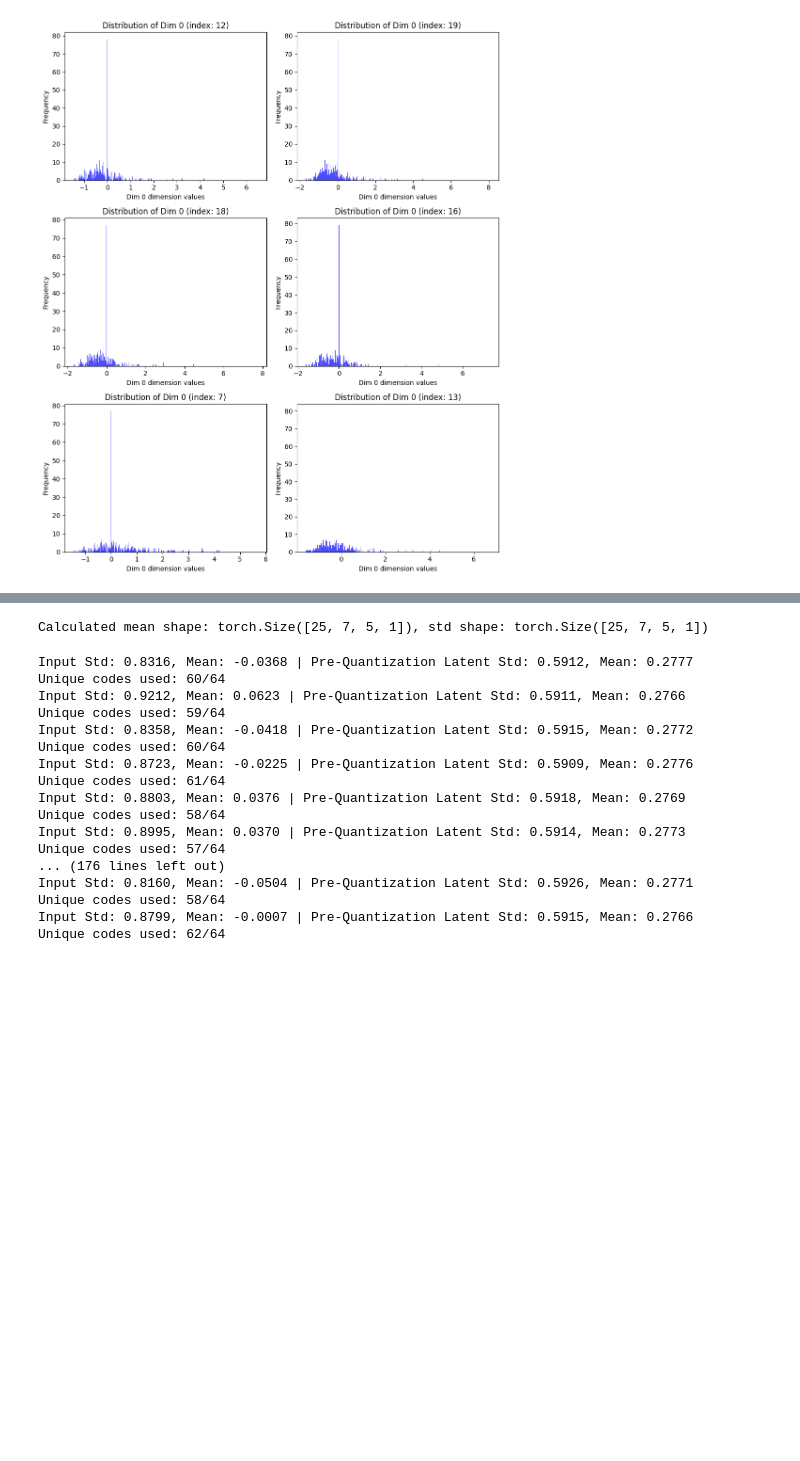
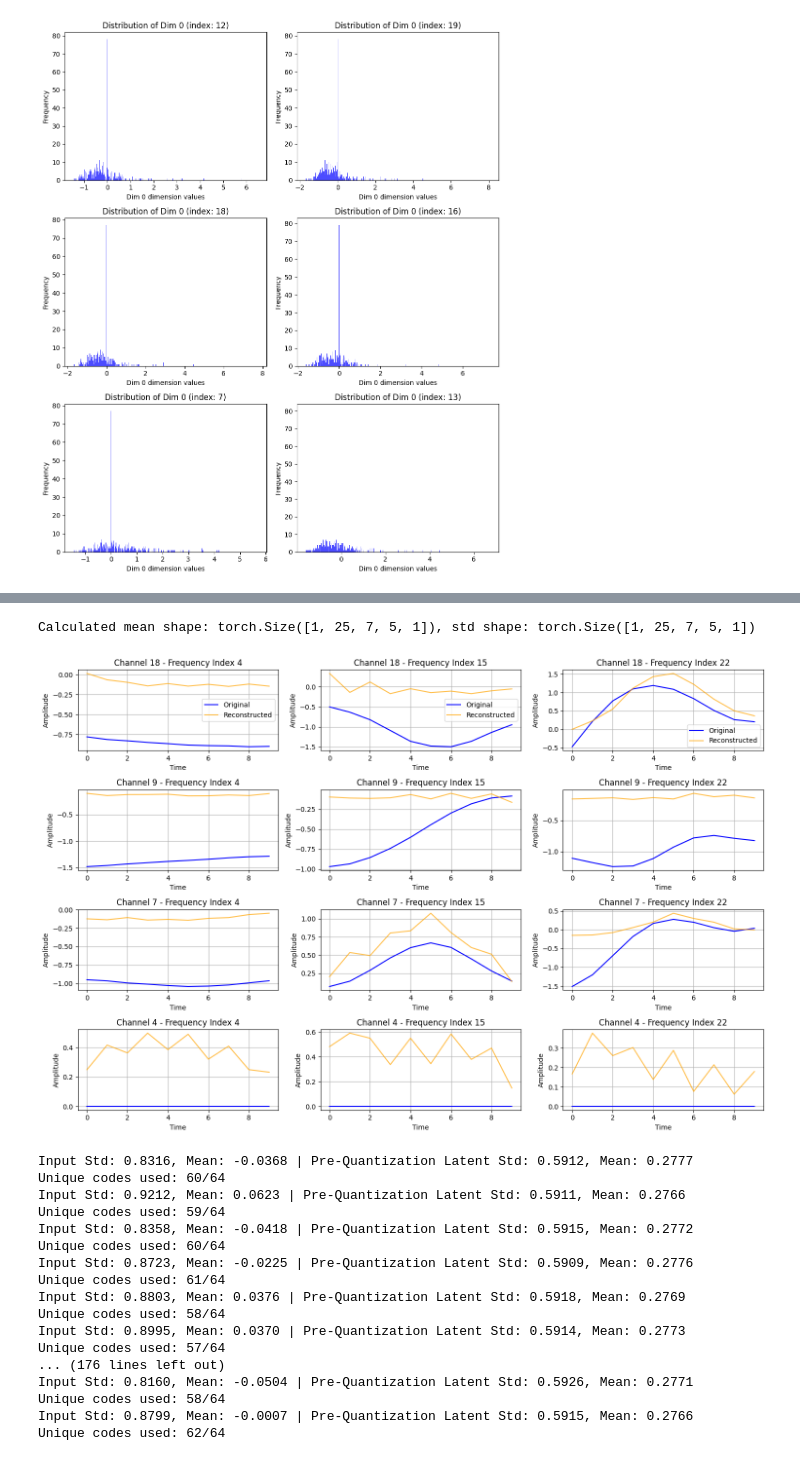
Before and after one commit to Lolleeee/MIEEG, a Jupyter notebook: kaggle_api.ipynb, the cells around one changed output, grey strips where cells are left out. Cells and saved outputs as stored; diff of their text form; code cells hidden in the pictures; blank space fills up the shorter version.

```diff
--- a/kaggle_api.ipynb
+++ b/kaggle_api.ipynb
@@ -140,14 +148,42 @@ import os
 
 from packages.data_objects.dataset import TorchDataset, CustomTestDataset
 
-dataset_path = "/kaggle/input/64nooverlap05"
+dataset_path = "/kaggle/input/0-5subset-datanooverlap"
 # Dummy training loop
 
-dataset = TorchDataset(root_folder=dataset_path)
+dataset = TorchDataset(root_folder=dataset_path, chunk_size=10)
 
-train_loader, val_loader, _ = get_data_loaders(dataset, sets_size={'train': 0.7, 'val': 0.3}, norm_axes=(0, 4), batch_size = 64)
+train_loader, val_loader, _ = get_data_loaders(dataset, sets_size={'train': 0.001, 'val': 0.001}, norm_axes=(0, 1, 5), batch_size = 64)
 # %% [output]
-Calculated mean shape: torch.Size([25, 7, 5, 1]), std shape: torch.Size([25, 7, 5, 1])
+Calculated mean shape: torch.Size([1, 25, 7, 5, 1]), std shape: torch.Size([1, 25, 7, 5, 1])
+# %%
+from packages.plotting.reconstruction_plots import plot_reconstruction_slices
+import numpy as np
+
+import torch
+from packages.plotting.reconstruction_plots import plot_reconstruction_scatter
+
+# --- Load model and parameters ---
+device = torch.device("cuda" if torch.cuda.is_available() else "cpu")
+model.to(device)
+#model.load_state_dict(torch.load("/kaggle/working/MIEEG/model_backups/best_model_epoch_25.pt", map_location="cpu"))
+model.eval()
+# --- Prepare input data ---
+input_data = next(iter(train_loader))  # Replace with your actual input
+input_data = input_data.to(device)
+# --- Get reconstruction ---
+with torch.no_grad():
+    reconstructed = model(input_data)
+    if isinstance(reconstructed, tuple):
+        reconstructed = reconstructed[0]
+
+# --- Plot reconstruction scatter ---
+
+i = np.random.randint(0, input_data.shape[0])
+j = np.random.randint(0, input_data.shape[1])
+plot_reconstruction_slices(input_data[i, j, ...], reconstructed[i, j, ...], freqs=[4, 15, 22])
+# %% [output]
+[figure, added]
 # %%
 
 device = torch.device("cuda" if torch.cuda.is_available() else "cpu")
```
Also changed, not shown: parts of 4 cells of this notebook, 9 other files.
